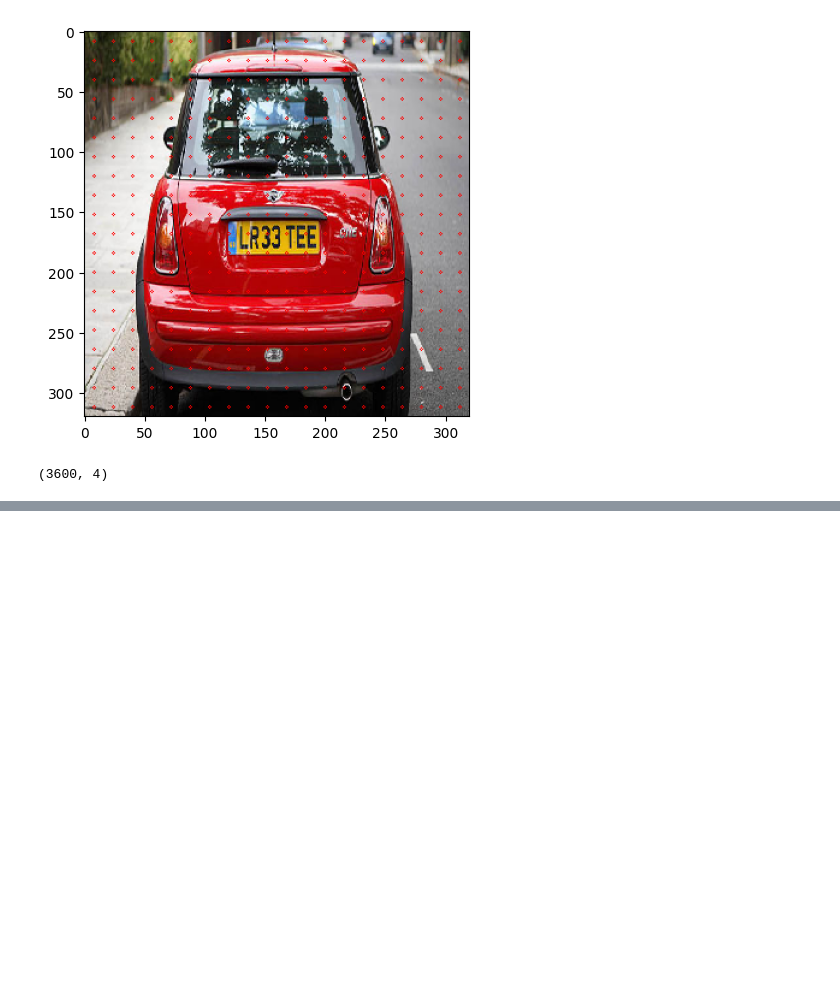
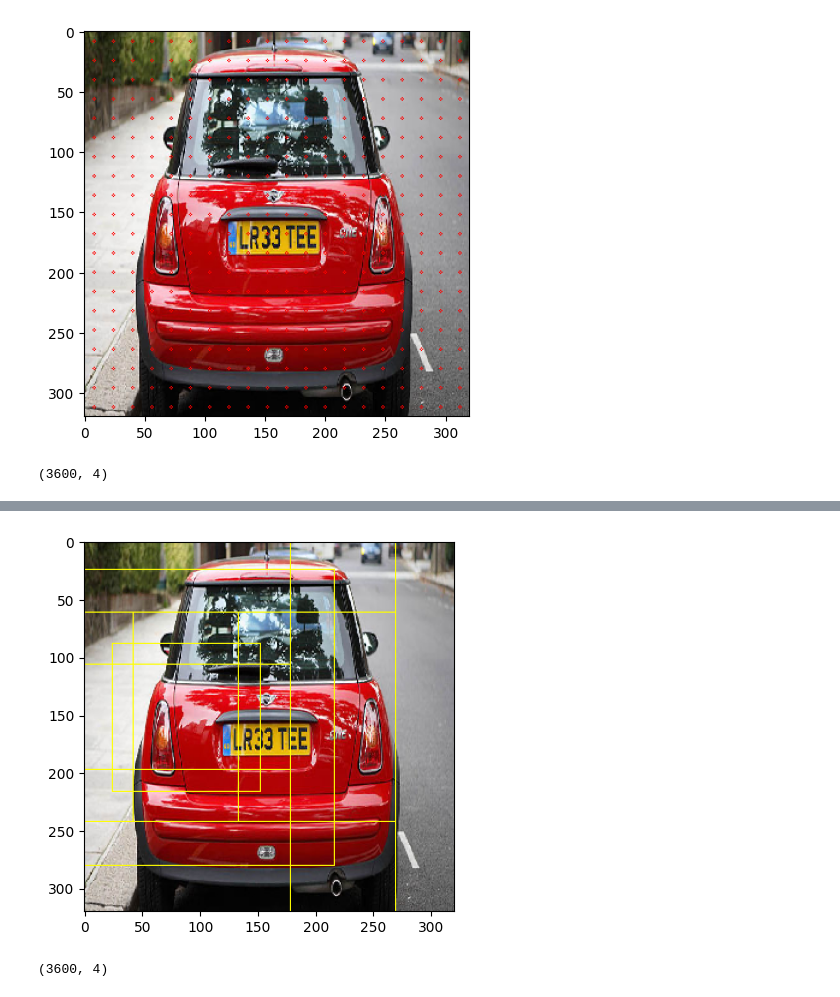
Before and after one commit to mralamdari/Computer-Vision-Papers, a Jupyter notebook: Faster_RCNN.ipynb, the cells around one changed output, grey strips where cells are left out. Drawn from its saved outputs; the diff is of its cells as text; code cells hidden in the pictures; blank space fills up the shorter version.

```diff
--- a/Faster_RCNN.ipynb
+++ b/Faster_RCNN.ipynb
@@ -734,3 +734,19 @@ for point in center_points:
 print(anchor_boxes.shape)
 # %% [output]
 (3600, 4)
+# %%
+img_clone = train_x[0].copy()
+
+for i in range(9*185, 9*185 + 9):
+  y0 = int(anchor_boxes[i][0])
+  x0 = int(anchor_boxes[i][1])
+  y1 = int(anchor_boxes[i][2])
+  x1 = int(anchor_boxes[i][3])
+  cv2.rectangle(img_clone, (x0, y0), (x1, y1), color=(255, 255, 0), thickness=1)
+
+# for i in range(len(bbox)):
+  # cv2.rectangle(img_clone, (bbox[i][1], bbox[i][0]), (bbox[i][3], bbox[i][2]), color=(255, 0, 0), thickness=3)
+
+plt.imshow(img_clone)
+plt.show()
+# %% [output]
@@ -736,0 +754,5 @@ print(anchor_boxes.shape)
+[figure, added]
+# %%
+anchor_boxes.shape
+# %% [output]
+(3600, 4)
```
Also changed, not shown: parts of 1 cell of this notebook.
